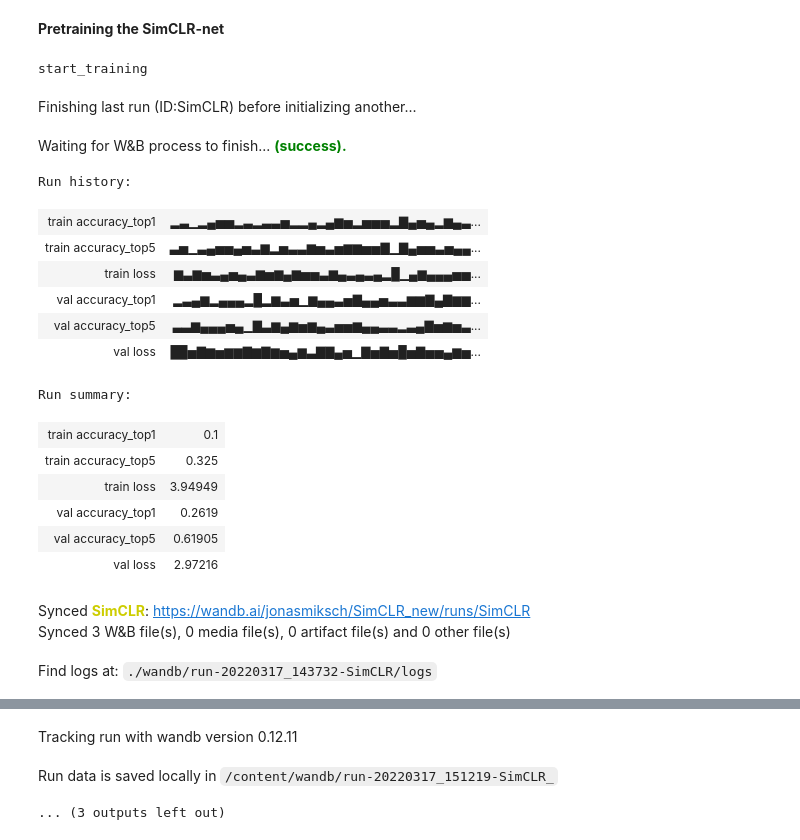
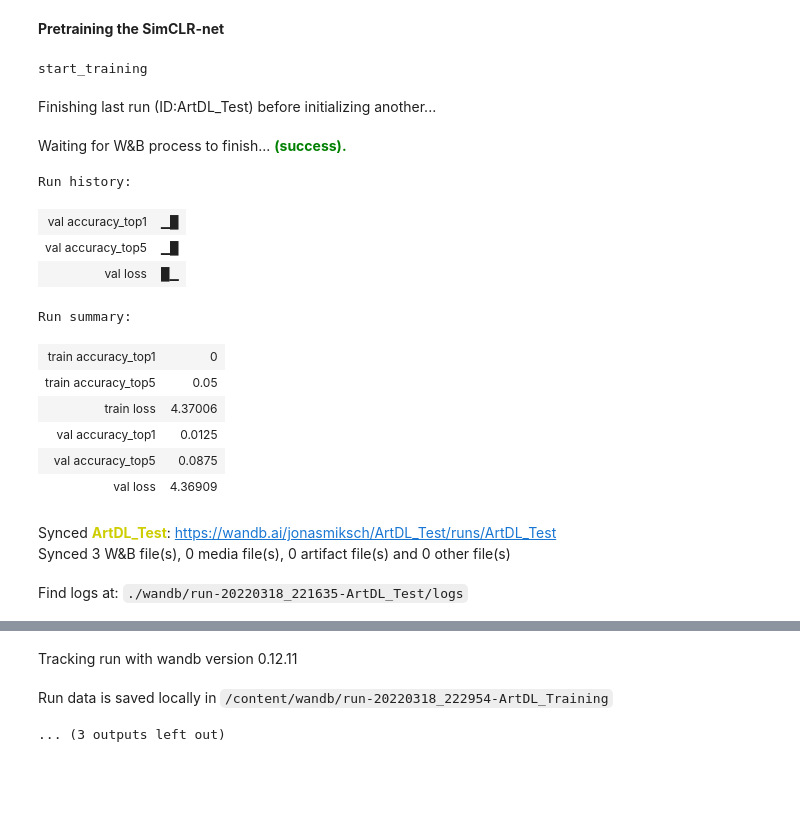
Before and after one commit to JonasMiksch/Research_Project_SimCLR, a Jupyter notebook: Pretraining_SimCLR.ipynb, the cells around one changed output, grey strips where cells are left out. Saved outputs shown, nothing was run; the diff lists cells and outputs as text; code cells hidden in the pictures; blank space fills up the shorter version.

```diff
--- a/Pretraining_SimCLR.ipynb
+++ b/Pretraining_SimCLR.ipynb
@@ -695,6 +714,7 @@ class ImageDataset(Dataset):
       image = self.transform(sample)
 
     elif trainingWiki:
+      pdb.set_trace()
       original = content_transform(image)
       while index2 == index or index3 == index or index3 == index2 or index2 == -1:
         index2 = randint(0,self.wiki_size-1)
@@ -720,11 +740,11 @@ test_data = pd.read_csv(os.path.join(ARTDL_CSV_PATH,'artdl_test.csv'))
 val_data = pd.read_csv(os.path.join(ARTDL_CSV_PATH,'artdl_valid.csv'))
 
 if trainingSimCLR:
-  filename = "SimCLR_"
+  filename = "SimCLR_1"
   train_data_contrast=ImageDataset(train_data,img_folder,ContrastiveTransformations(contrast_transforms, n_views=2),None)
   val_data_contrast=ImageDataset(val_data,img_folder,ContrastiveTransformations(contrast_transforms, n_views=2),None)
 elif trainingArtDl:
-  filename = "ArtDL"
+  filename = "ArtDL_Training"
   train_data_contrast=ImageDataset(train_data,img_folder,ContrastiveTransformations(style_transfer, n_views=2),None)
   val_data_contrast=ImageDataset(val_data,img_folder,ContrastiveTransformations(style_transfer, n_views=2),None)
 #training on Wiki
@@ -744,14 +764,14 @@ else:
 # %%
 # Visualize some examples
 #ONLY FOR VISUALISATION
-# pl.seed_everything(42)
-# NUM_IMAGES = 6
-# imgs = torch.stack([img for idx in range(NUM_IMAGES) for img in val_data_contrast[idx][0]], dim=0)
-# img_grid = torchvision.utils.make_grid(imgs, nrow=6, normalize=True, pad_value=0.9)
-# img_grid = img_grid.permute(1, 2, 0)
-# plt.figure(figsize=(10,5))
-# plt.title('Augmented image examples of the ArtDL dataset')
-# plt.imshow(img_grid)
-# plt.axis('off')
-# plt.show()
-# plt.close()
+pl.seed_everything(42)
+NUM_IMAGES = 6
+imgs = torch.stack([img for idx in range(NUM_IMAGES) for img in val_data_contrast[idx][0]], dim=0)
+img_grid = torchvision.utils.make_grid(imgs, nrow=6, normalize=True, pad_value=0.9)
+img_grid = img_grid.permute(1, 2, 0)
+plt.figure(figsize=(10,5))
+plt.title('Augmented image examples of the ArtDL dataset')
+plt.imshow(img_grid)
+plt.axis('off')
+plt.show()
+plt.close()
@@ -836,11 +859,11 @@ def train_simclr(resume,batch_size, max_epochs, **kwargs,):
         return model
 
     if os.path.exists(os.path.join(CHECKPOINT_PATH,filename))and resume:
-        wandb.init(project="SimCLR_new",resume="allow",id = filename)
+        wandb.init(project=filename,resume="allow",id = filename)
         print("resume_training")
         #checkpoint_callback = ModelCheckpoint(dirpath=CHECKPOINT_PATH,filename = filename)
 
-        trainer = pl.Trainer(default_root_dir= CHECKPOINT_PATH,
+        trainer = pl.Trainer(
                              gpus=1 if str(device)=='cuda:0' else 0,
                              max_epochs=max_epochs,
                              #callbacks=[checkpoint_callback],
@@ -852,10 +875,9 @@ def train_simclr(resume,batch_size, max_epochs, **kwargs,):
     #First Training Step
     else:
         print("start_training")
-        wandb.init(project="SimCLR_new",resume="allow",id = filename)
+        wandb.init(project=filename,resume="allow",id = filename)
         #checkpoint_callback = ModelCheckpoint(dirpath=CHECKPOINT_PATH,filename = filename)
         trainer = pl.Trainer(gpus=1 if str(device)=='cuda:0' else 0,
-                         default_root_dir= CHECKPOINT_PATH,
                          max_epochs=max_epochs,
                          #callbacks=[checkpoint_callback],
                          progress_bar_refresh_rate=1)
@@ -868,31 +890,34 @@ def train_simclr(resume,batch_size, max_epochs, **kwargs,):
 # %%
 #Set Resume to False if you just want to load model
 #max_epochs is dependent on how many epochs you already trained!
-simclr_model = train_simclr(resume = True,
+
+#set to False this if you want to start training for the first time
+dont_override = False
+if dont_override and os.path.exists(os.path.join(CHECKPOINT_PATH,filename)) == False:
+  print("DONT OVERRIDE")
+else:
+  simclr_model = train_simclr(resume = True,
                             batch_size=40,
                             hidden_dim=128,
                             lr=5e-4,
                             temperature=0.07,
                             weight_decay=1e-4,
-                            max_epochs=10)
+                            max_epochs=1)
 # %% [output]
 start_training
-Finishing last run (ID:SimCLR) before initializing another...
+Finishing last run (ID:ArtDL_Test) before initializing another...
 Waiting for W&B process to finish... (success).
 Run history:
-| train accuracy_top1 | ▂▃▁▂▄▅▅▂▃▂▃▃▅▂▂▄▂▄▆▅▂▅▅▅▂▇▄▅▄▂▆▄▃... |
-| train accuracy_top5 | ▃▅▁▃▄▅▅▄▅▃▆▂▅▃▃▆▅▃▅▆▆▅▅▇▁▇▄▅▅▃▅▄▄... |
-| train loss | ▆▃▆▅▃▄▅▄▃▆▅▆▄▆▅▅▃▆▄▃▄▃▄▂█▁▄▆▄▄▄▅▅... |
-| val accuracy_top1 | ▂▃▄▆▂▄▄▄▂█▂▆▃▅▁▆▄▄▃▅▇▄▄▅▃▃▆▆▇▄▇▆▆... |
-| val accuracy_top5 | ▃▃▆▄▄▄▅▄▁▇▃▆▄▆▅▆▄▃▅▅▆▄▄▃▃▂▃▄▇▅▆▅▃... |
-| val loss | ██▅▇▆▅▆▆▇▆▇▆▅▄▆▃▇▇▄▅▁▇▅▇▅█▅▇▅▅▄▆▅... |
+| val accuracy_top1 | ▁█ |
+| val accuracy_top5 | ▁█ |
+| val loss | █▁ |
 Run summary:
-| train accuracy_top1 | 0.1 |
-| train accuracy_top5 | 0.325 |
-| train loss | 3.94949 |
-| val accuracy_top1 | 0.2619 |
-| val accuracy_top5 | 0.61905 |
-| val loss | 2.97216 |
+| train accuracy_top1 | 0 |
+| train accuracy_top5 | 0.05 |
+| train loss | 4.37006 |
+| val accuracy_top1 | 0.0125 |
+| val accuracy_top5 | 0.0875 |
+| val loss | 4.36909 |
-Synced SimCLR: https://wandb.ai/jonasmiksch/SimCLR_new/runs/SimCLR
+Synced ArtDL_Test: https://wandb.ai/jonasmiksch/ArtDL_Test/runs/ArtDL_Test
 Synced 3 W&B file(s), 0 media file(s), 0 artifact file(s) and 0 other file(s)
-Find logs at: ./wandb/run-20220317_143732-SimCLR/logs
+Find logs at: ./wandb/run-20220318_221635-ArtDL_Test/logs
@@ -900,3 +925,3 @@ Successfully finished last run (ID:SimCLR). Initializing new run:
 Tracking run with wandb version 0.12.11
-Run data is saved locally in /content/wandb/run-20220317_151219-SimCLR_
+Run data is saved locally in /content/wandb/run-20220318_222954-ArtDL_Training
 ... (3 outputs left out)
```
Also changed, not shown: parts of 8 cells of this notebook.
